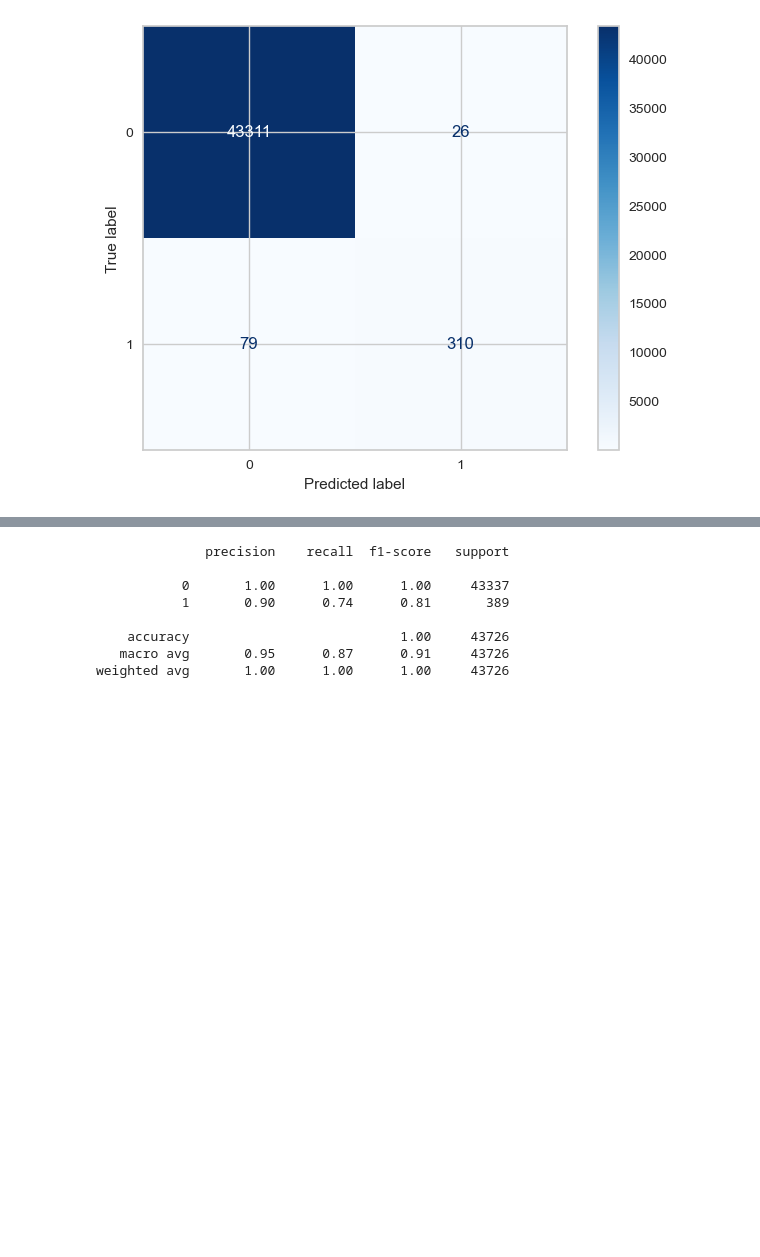
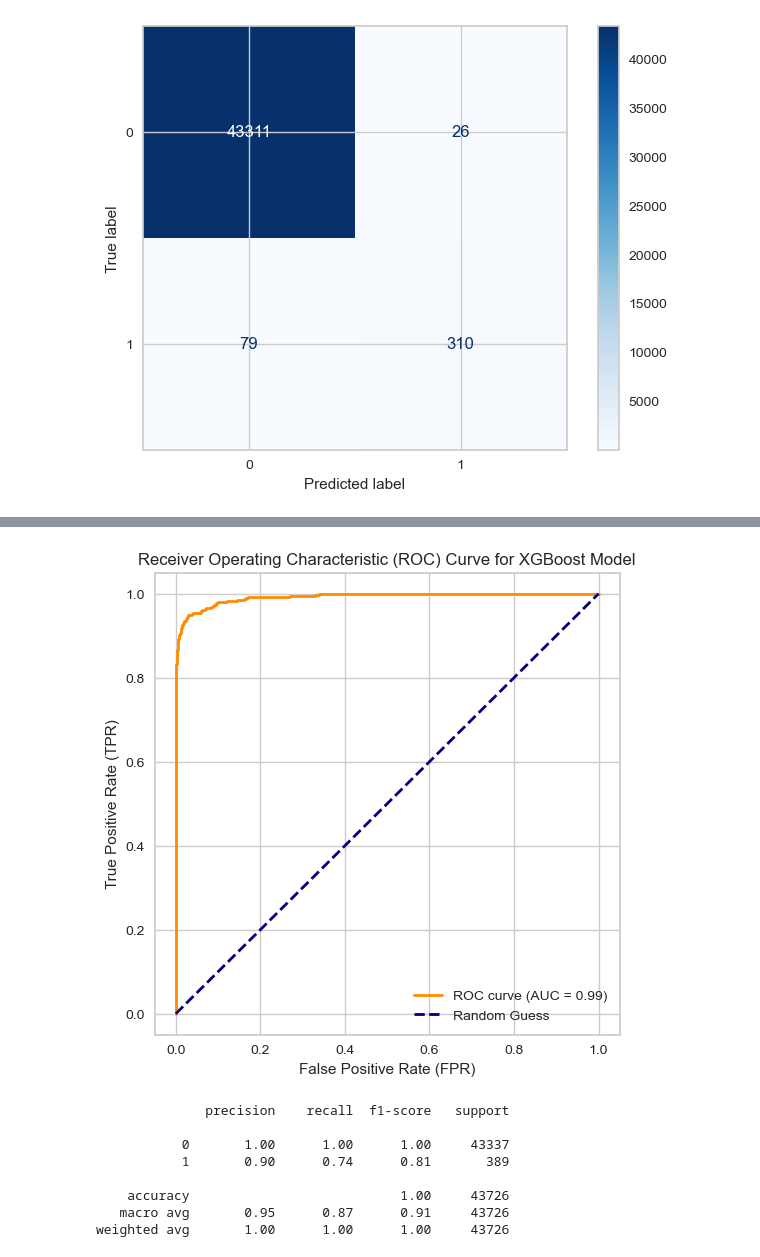
Before and after one commit to omdgit/machine-learning-imbalanced-data, a Jupyter notebook: Section-03-Metrics/03-02-Precision-Recall-F1.ipynb, the cells around one changed output, grey strips where cells are left out. Cells and saved outputs as stored; diff of their text form; code cells hidden in the pictures; blank space fills up the shorter version.

```diff
--- a/Section-03-Metrics/03-02-Precision-Recall-F1.ipynb
+++ b/Section-03-Metrics/03-02-Precision-Recall-F1.ipynb
@@ -328,3 +355,18 @@ weighted avg       1.00      1.00      1.00     43726
+# %%
+auroc = metrics.roc_auc_score(y_test, xgb.predict_proba(X_test)[:,1])
+fpr, tpr, thresholds = metrics.roc_curve(y_test, xgb.predict_proba(X_test)[:,1])
+
+# Plot ROC curve
+plt.figure(figsize=(6, 6))
+plt.plot(fpr, tpr, color='darkorange', lw=2, label=f'ROC curve (AUC = {auroc:.2f})')
+plt.plot([0, 1], [0, 1], color='navy', lw=2, linestyle='--', label='Random Guess')
+plt.xlabel('False Positive Rate (FPR)')
+plt.ylabel('True Positive Rate (TPR)')
+plt.title('Receiver Operating Characteristic (ROC) Curve for XGBoost Model')
+plt.legend(loc='lower right')
+plt.show()
+# %% [output]
+[figure, added]
 # %%
 cm(logit, X_test, y_test, threshold=0.3)
 # %% [output]
```
Also changed, not shown: parts of 4 cells of this notebook.
